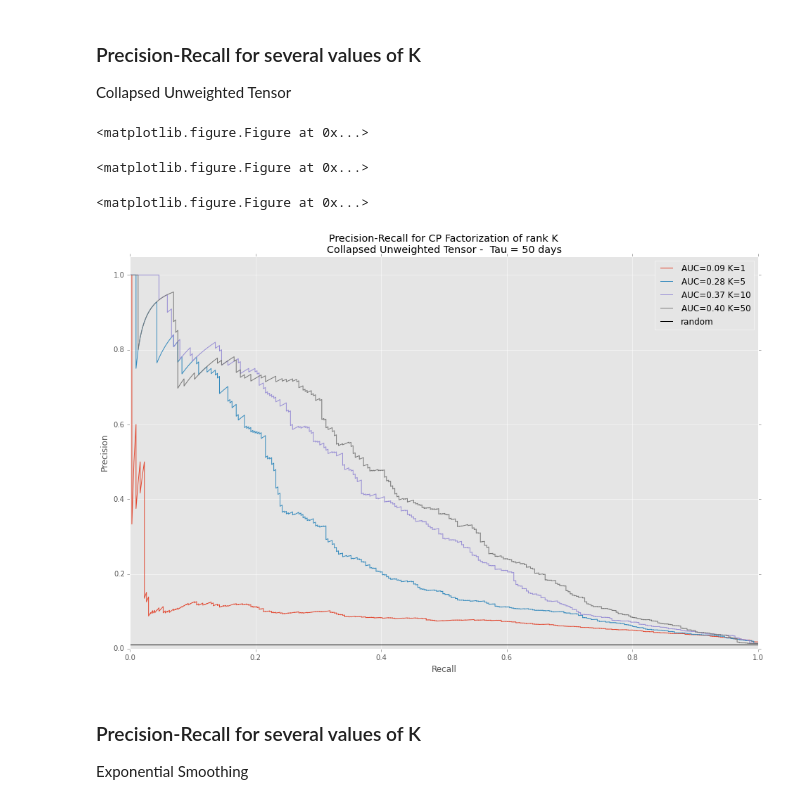
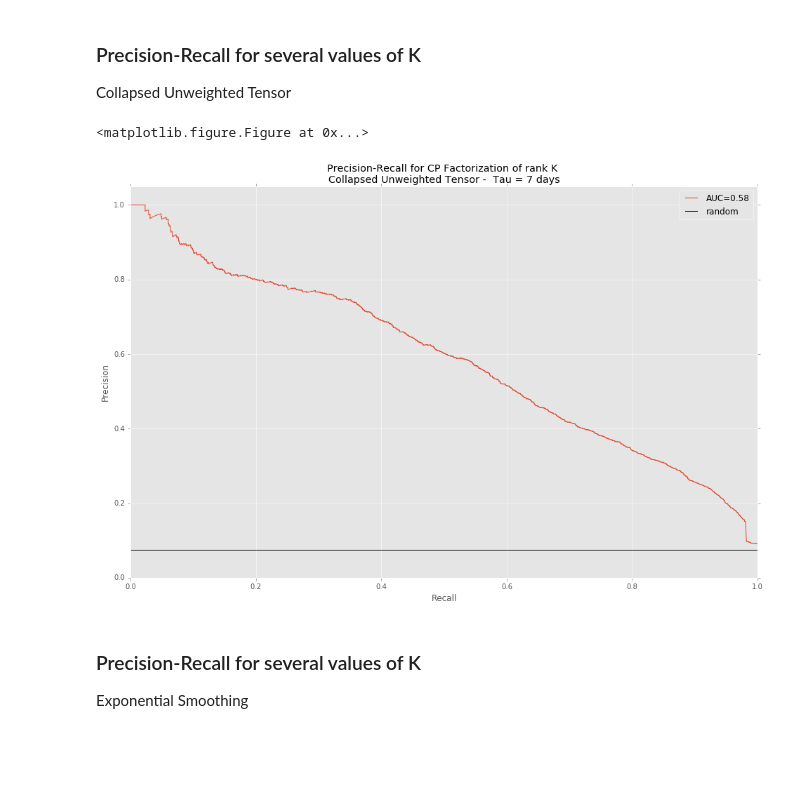
Before and after one commit to sachavakili/email-prediction, a Jupyter notebook: CP.ipynb, the cells around one changed output. Cells and saved outputs as stored; diff of their text form; code cells hidden in the pictures; blank space fills up the shorter version.

```diff
--- a/CP.ipynb
+++ b/CP.ipynb
@@ -42,6 +49,6 @@ Since we would like to move this window around 3 weeks, we choose t_0 <= 21 and
 # %%
-t_0 = 7
-t_1 = t_0 + 217
+t_0 = 0
+t_1 = t_0 + 2
 
 if t_1 <= T.shape[2]:
     T_train = T[:, :, t_0:t_1]
@@ -60,3 +67,3 @@ Final time:   t_1 = 224 [2010-09-16 / 734031]
 # %%
 #Proportion of non-zero entries of the tensor
-mail_rate = np.count_nonzero(T_train) / float(T_train.shape[0] * T_train.shape[1] * T_train.shape[2])
+mail_rate = np.count_nonzero(T) / float(T.shape[0] * T.shape[1] * T.shape[2])
@@ -95,7 +109,7 @@ True
 ### CP Scoring
 # %%
 # Collapsed Unweighted Tensor [P04]
-tau = 7
+tau = 60
 gamma = sum(C[-tau:, :], 0)  # The temporal coefficient
 
 S = sum(map(lambda x: gamma[x]*P.lmbda[x]*Outer([A[:, x],
@@ -211,52 +225,56 @@ for k in (-P.lmbda).argsort()[:5]:
 ### Precision-Recall for several values of K
 Collapsed Unweighted Tensor
 # %%
-K_list = [1, 5, 10, 50]
-tau_list = [1, 7, 50]
+K_list = [1, 5, 10, 30, 50]
+#tau_list = [1, 7, 30]
+S = np.zeros((T_train.shape[0], T_train.shape[1]))
+tau_list= [7]
 
 for tau_ind in range(len(tau_list)):
     # Choice of tau
     tau = tau_list[tau_ind]
     # Initialization
     precision = dict()
     recall = dict()
     average_precision = dict()
     for K_ind in range(len(K_list)):
         # Choice of K
         K = K_list[K_ind]
         # CP Decomposition
         P, fit, itr, exectimes = cp_als(T_train, K, init='random')
         A, B, C = P.U
         # CP Scoring
         gamma = sum(C[-tau:, :], 0)  # The temporal coefficient
-        S = sum(map(lambda x: gamma[x]*P.lmbda[x]*Outer([A[:, x], B[:, x]]), range(K)))
-        y_score = S.flatten()
-        y_test = S_test.flatten()
-        # Precision-Recall
-        precision[K_ind], recall[K_ind], _ = precision_recall_curve(y_test,
-                                                            y_score)
-        average_precision[K_ind] = average_precision_score(y_test, y_score)
+        Sk = sum(map(lambda x: gamma[x]*P.lmbda[x]*Outer([A[:, x], B[:, x]]), range(K)))
+        for i in range(Sk.shape[0]) :
+            for j in range(Sk.shape[1]) :
+                Sk[i,j] = float(Sk[i,j])
+        S += Sk/LA.norm(Sk, 'fro')
 
-    # Plotting the results
-    plt.clf()
-    plt.figure(figsize=(16, 10))
+y_score = S.flatten()
+y_test = (1*np.array(T_test[:, :, 0] >= 1)).flatten()
 
-    for K_ind in range(len(K_list)):
-        plt.plot(recall[K_ind], precision[K_ind], label='AUC={0:0.2f} K=%d' .format(average_precision[K_ind]) %K_list[K_ind])
+# Precision-Recall
+precision, recall, _ = precision_recall_curve(y_test, y_score)
+average_precision = average_precision_score(y_test, y_score)
 
-    plt.axhline(mail_rate, label='random', color='black')
-    plt.xlabel('Recall')
-    plt.ylabel('Precision')
-    plt.ylim([0.0, 1.05])
-    plt.xlim([0.0, 1.0])
-    plt.legend(loc="upper right")
-    plt.title('Precision-Recall for CP Factorization of rank K \nCollapsed Unweighted Tensor -  Tau = %d days' %(tau))
-    plt.savefig('cp_roc_cut_%d.png' %(tau))
+# Plotting the results
+plt.clf()
+plt.figure(figsize=(16, 10))
+
+plt.plot(recall, precision, label='AUC={0:0.2f}' .format(average_precision))
+
+plt.axhline(mail_rate, label='random', color='black')
+plt.xlabel('Recall')
+plt.ylabel('Precision')
+plt.ylim([0.0, 1.05])
+plt.xlim([0.0, 1.0])
+plt.legend(loc="upper right")
+plt.title('Precision-Recall for CP Factorization of rank K \nCollapsed Unweighted Tensor -  Tau = %d days' %(tau))
+plt.savefig('cp_roc_cut_%d.png' %(tau))
 # %% [output]
 <matplotlib.figure.Figure at 0x...>
-<matplotlib.figure.Figure at 0x...>
-<matplotlib.figure.Figure at 0x...>
-[figure, old version]
+[figure, new version]
 # %% [markdown]
 ### Precision-Recall for several values of K
 Exponential Smoothing
```
Also changed, not shown: parts of 12 cells of this notebook, 2 other files.
